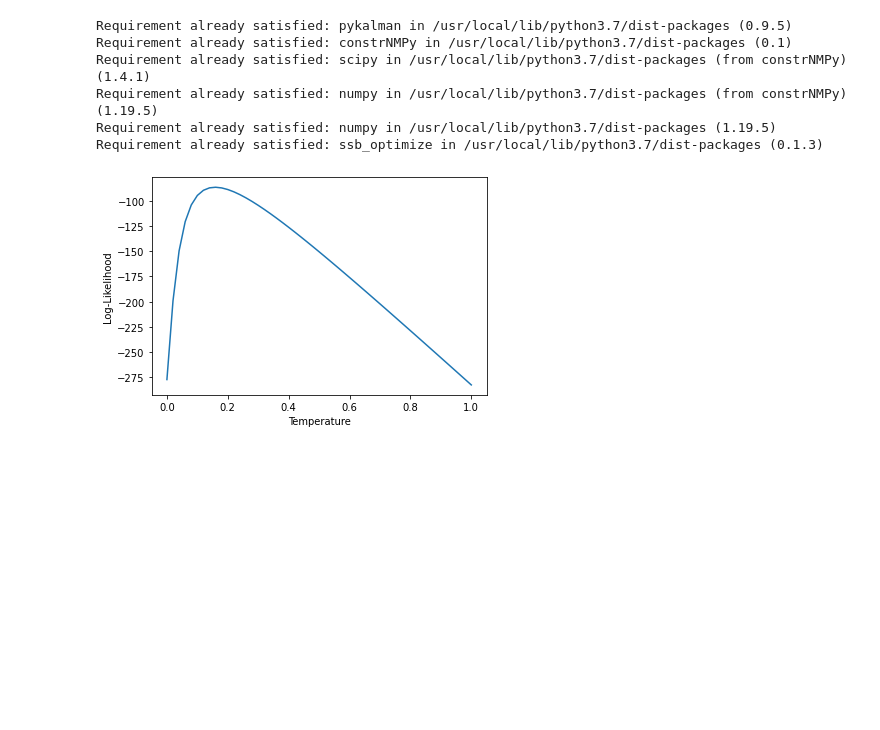
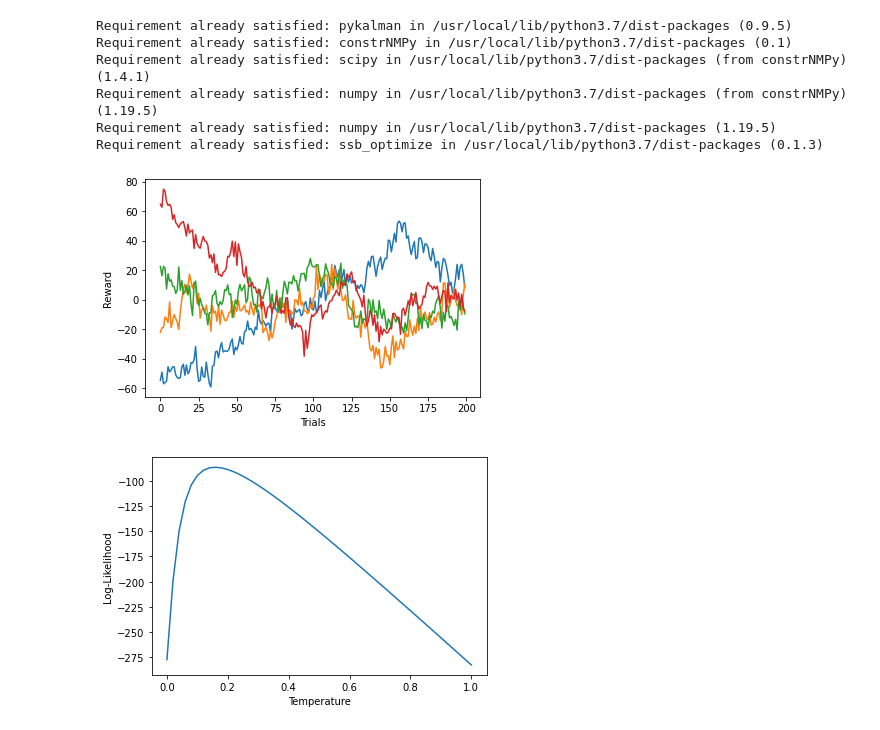
Before and after one commit to Pratham-04/CS786A-Spring-2020-21, a Jupyter notebook: Project/Models.ipynb, the cells around one changed output. Saved outputs shown, nothing was run; the diff lists cells and outputs as text; code cells hidden in the pictures; blank space fills up the shorter version.

```diff
--- a/Project/Models.ipynb
+++ b/Project/Models.ipynb
@@ -136,6 +136,13 @@ mus, rews = makeRew(trend, stable, clip, numTrials, s)
 # fixing parameters
 temp = 0.15; mu0 = 0; sigma0 = 1000; sigma_eps = 4; sigma_xi = 4
 chosen_idx = play_kf_sm(rews, temp, mu0, sigma0, sigma_eps, sigma_xi)
+# %%
+plt.plot(rews)
+plt.xlabel('Trials')
+plt.ylabel('Reward')
+plt.show()
+# %% [output]
+[figure, added]
 # %%
 # Parameter extimation using maximum likelihood estimator
 params_choice = np.linspace(0, 1, 51)
```
